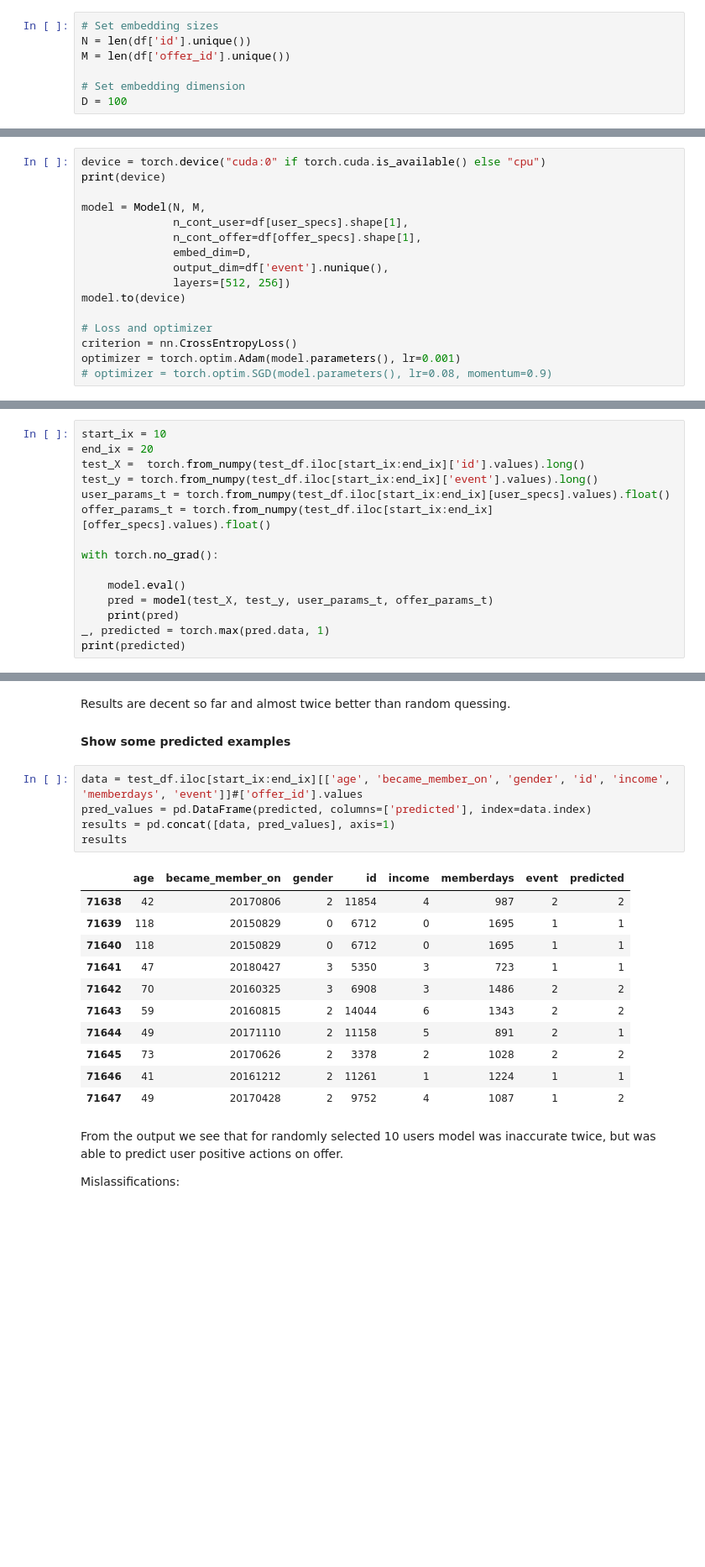
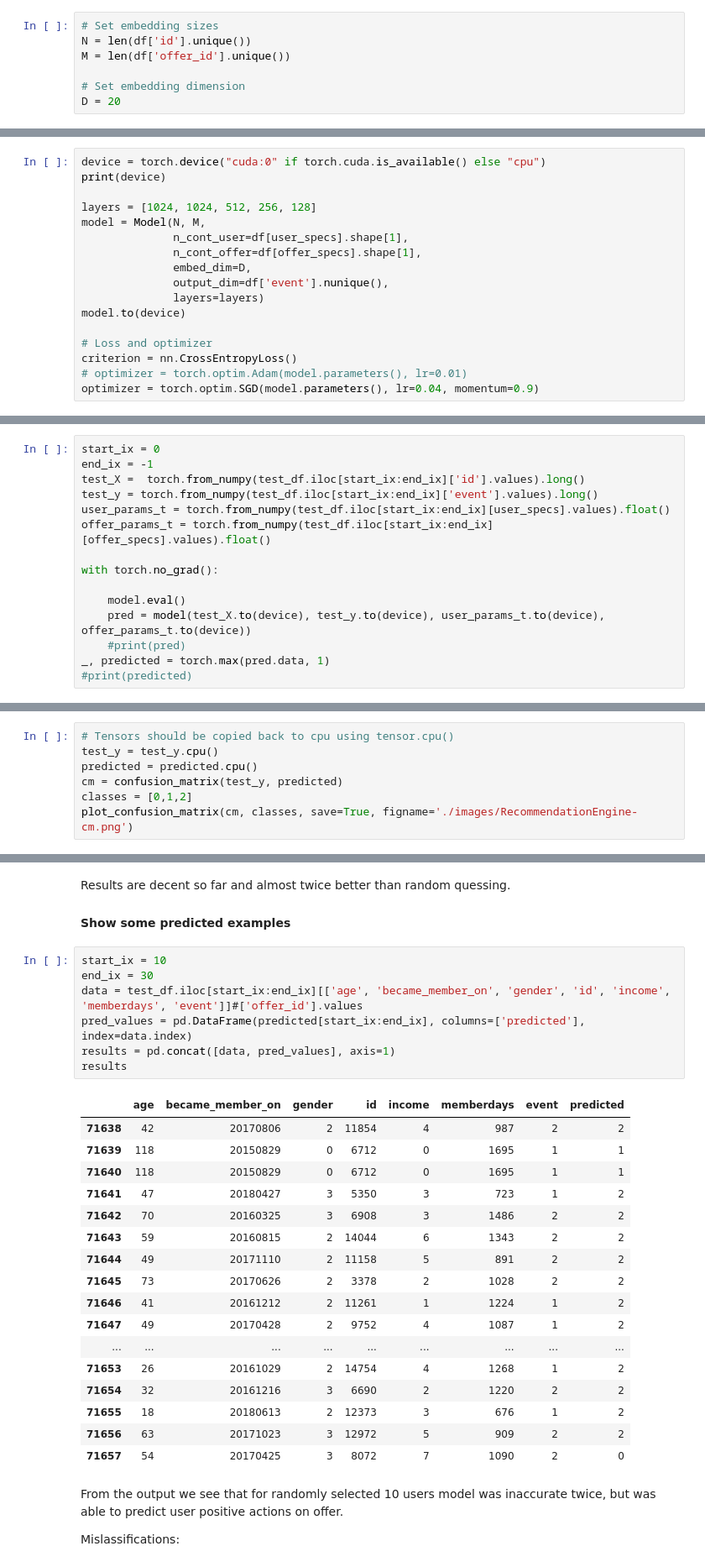
Before and after one commit to bdnf/SBX-Recommendation-Engine, a Jupyter notebook: 3-RecommendationModel.ipynb, the cells around one changed output, grey strips where cells are left out. Shown at 84% size. Drawn from its saved outputs; the diff is of its cells as text; blank space fills up the shorter version.

```diff
--- a/3-RecommendationModel.ipynb
+++ b/3-RecommendationModel.ipynb
@@ -82,7 +82,7 @@ N = len(df['id'].unique())
 M = len(df['offer_id'].unique())
 
 # Set embedding dimension
-D = 100
+D = 20
 # %%
 offer_specs = ['difficulty', 'duration', 'reward', 'web',
        'email', 'mobile', 'social', 'bogo', 'discount', 'informational']
@@ -131,16 +132,17 @@ class Model(nn.Module):
 device = torch.device("cuda:0" if torch.cuda.is_available() else "cpu")
 print(device)
 
+layers = [1024, 1024, 512, 256, 128]
 model = Model(N, M,
               n_cont_user=df[user_specs].shape[1],
               n_cont_offer=df[offer_specs].shape[1],
               embed_dim=D,
               output_dim=df['event'].nunique(),
-              layers=[512, 256])
+              layers=layers)
 model.to(device)
 
 # Loss and optimizer
 criterion = nn.CrossEntropyLoss()
-optimizer = torch.optim.Adam(model.parameters(), lr=0.001)
-# optimizer = torch.optim.SGD(model.parameters(), lr=0.08, momentum=0.9)
+# optimizer = torch.optim.Adam(model.parameters(), lr=0.01)
+optimizer = torch.optim.SGD(model.parameters(), lr=0.04, momentum=0.9)
 # %% [output]
@@ -305,6 +307,6 @@ Epoch 25/25, Validation Loss: 0.0121, Test Loss: 37.4467, Accuracy: 1.0, Duratio
 # %%
-start_ix = 10
-end_ix = 20
+start_ix = 0
+end_ix = -1
 test_X =  torch.from_numpy(test_df.iloc[start_ix:end_ix]['id'].values).long()
 test_y = torch.from_numpy(test_df.iloc[start_ix:end_ix]['event'].values).long()
 user_params_t = torch.from_numpy(test_df.iloc[start_ix:end_ix][user_specs].values).float()
@@ -313,7 +315,7 @@ offer_params_t = torch.from_numpy(test_df.iloc[start_ix:end_ix][offer_specs].val
 with torch.no_grad():
 
     model.eval()
-    pred = model(test_X, test_y, user_params_t, offer_params_t)
-    print(pred)
+    pred = model(test_X.to(device), test_y.to(device), user_params_t.to(device), offer_params_t.to(device))
+    #print(pred)
 _, predicted = torch.max(pred.data, 1)
-print(predicted)
+#print(predicted)
@@ -381,0 +368,7 @@ Confusion matrix, without normalization
+# %%
+# Tensors should be copied back to cpu using tensor.cpu()
+test_y = test_y.cpu()
+predicted = predicted.cpu()
+cm = confusion_matrix(test_y, predicted)
+classes = [0,1,2]
+plot_confusion_matrix(cm, classes, save=True, figname='./images/RecommendationEngine-cm.png')
@@ -388,22 +387,30 @@ Results are decent so far and almost twice better than random quessing.
 
 #### Show some predicted examples
 # %%
+start_ix = 10
+end_ix = 30
 data = test_df.iloc[start_ix:end_ix][['age', 'became_member_on', 'gender', 'id', 'income', 'memberdays', 'event']]#['offer_id'].values
-pred_values = pd.DataFrame(predicted, columns=['predicted'], index=data.index)
+pred_values = pd.DataFrame(predicted[start_ix:end_ix], columns=['predicted'], index=data.index)
 results = pd.concat([data, pred_values], axis=1)
 results
 # %% [output]
 |  | age | became_member_on | gender | id | income | memberdays | event | predicted |
 | 71638 | 42 | 20170806 | 2 | 11854 | 4 | 987 | 2 | 2 |
 | 71639 | 118 | 20150829 | 0 | 6712 | 0 | 1695 | 1 | 1 |
 | 71640 | 118 | 20150829 | 0 | 6712 | 0 | 1695 | 1 | 1 |
-| 71641 | 47 | 20180427 | 3 | 5350 | 3 | 723 | 1 | 1 |
+| 71641 | 47 | 20180427 | 3 | 5350 | 3 | 723 | 1 | 2 |
 | 71642 | 70 | 20160325 | 3 | 6908 | 3 | 1486 | 2 | 2 |
 | 71643 | 59 | 20160815 | 2 | 14044 | 6 | 1343 | 2 | 2 |
-| 71644 | 49 | 20171110 | 2 | 11158 | 5 | 891 | 2 | 1 |
+| 71644 | 49 | 20171110 | 2 | 11158 | 5 | 891 | 2 | 2 |
 | 71645 | 73 | 20170626 | 2 | 3378 | 2 | 1028 | 2 | 2 |
-| 71646 | 41 | 20161212 | 2 | 11261 | 1 | 1224 | 1 | 1 |
+| 71646 | 41 | 20161212 | 2 | 11261 | 1 | 1224 | 1 | 2 |
 | 71647 | 49 | 20170428 | 2 | 9752 | 4 | 1087 | 1 | 2 |
+| ... | ... | ... | ... | ... | ... | ... | ... | ... |
+| 71653 | 26 | 20161029 | 2 | 14754 | 4 | 1268 | 1 | 2 |
+| 71654 | 32 | 20161216 | 3 | 6690 | 2 | 1220 | 2 | 2 |
+| 71655 | 18 | 20180613 | 2 | 12373 | 3 | 676 | 1 | 2 |
+| 71656 | 63 | 20171023 | 3 | 12972 | 5 | 909 | 2 | 2 |
+| 71657 | 54 | 20170425 | 3 | 8072 | 7 | 1090 | 2 | 0 |
 # %% [markdown]
 From the output we see that for randomly selected 10 users model was inaccurate twice, but was able to predict user positive actions on offer.
 
```
Also changed, not shown: parts of 21 cells of this notebook, 2 other files.
